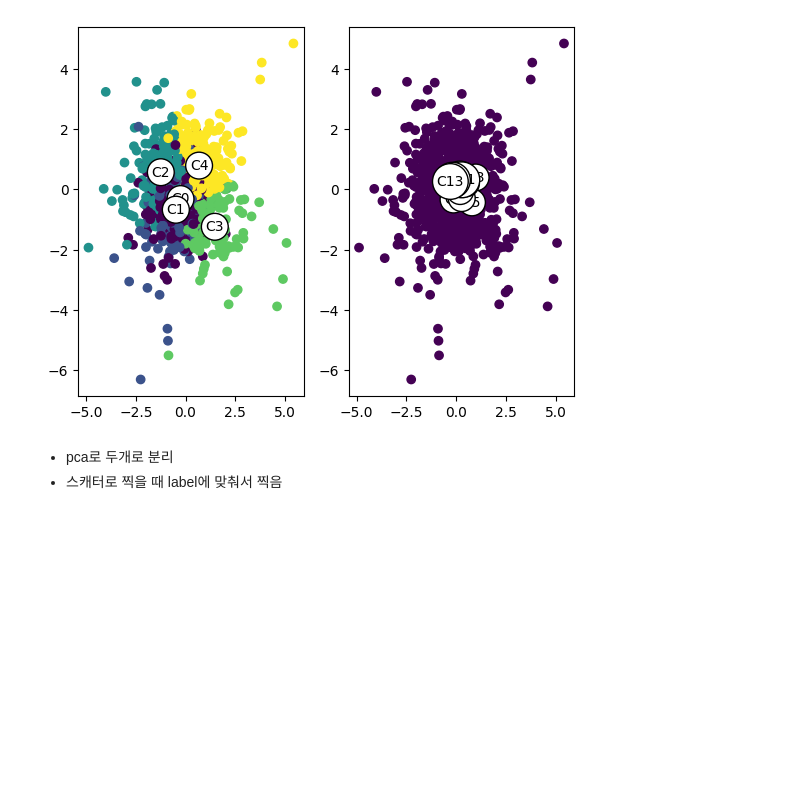
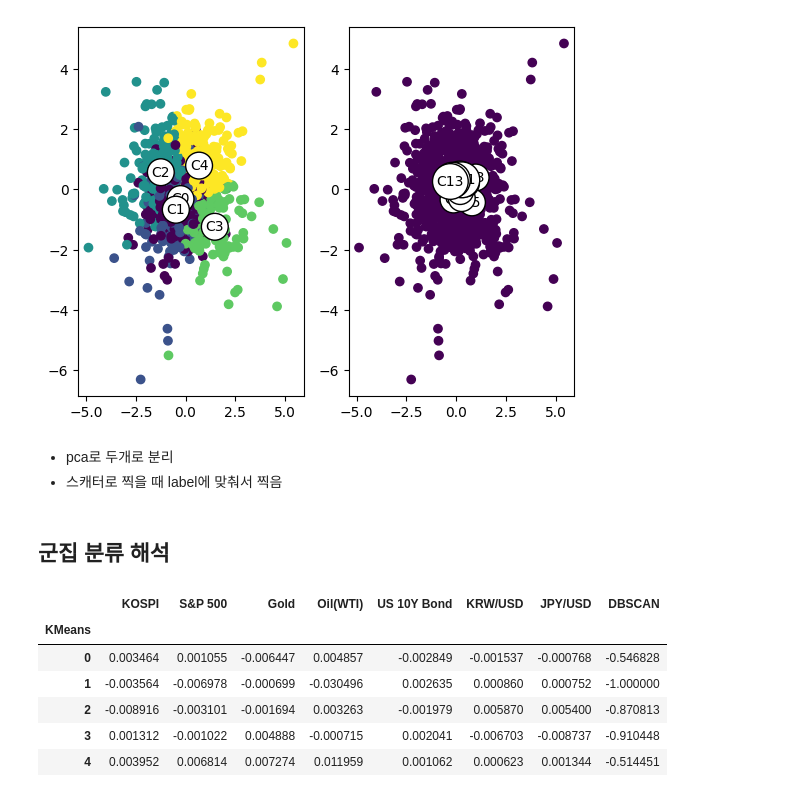
Before and after one commit to nang5587/Python, a Jupyter notebook: 머신러닝/ch03(d).ipynb, the cells around one changed output. Cells and saved outputs as stored; diff of their text form; code cells hidden in the pictures; blank space fills up the shorter version.

```diff
--- a/머신러닝/ch03(d).ipynb
+++ b/머신러닝/ch03(d).ipynb
@@ -244,3 +244,19 @@ for i in set(dbscan_labels):
 # %% [markdown]
 - pca로 두개로 분리
 - 스캐터로 찍을 때 label에 맞춰서 찍음
+# %% [markdown]
+## 군집 분류 해석
+# %%
+returns_with_labels = returns.copy()
+returns_with_labels["KMeans"] = kmeans_labels
+returns_with_labels["DBSCAN"] = dbscan_labels
+# %%
+returns_with_labels.groupby("KMeans").mean() # 백 테스팅 : 기존 데이터에서 그룹에다가 가격을 적용시켜서 뒤 -> 앞으로 해당 데이터를 곱해서 수익률을...
+# %% [output]
+|  | KOSPI | S&P 500 | Gold | Oil(WTI) | US 10Y Bond | KRW/USD | JPY/USD | DBSCAN |
+| KMeans |  |  |  |  |  |  |  |  |
+| 0 | 0.003464 | 0.001055 | -0.006447 | 0.004857 | -0.002849 | -0.001537 | -0.000768 | -0.546828 |
+| 1 | -0.003564 | -0.006978 | -0.000699 | -0.030496 | 0.002635 | 0.000860 | 0.000752 | -1.000000 |
+| 2 | -0.008916 | -0.003101 | -0.001694 | 0.003263 | -0.001979 | 0.005870 | 0.005400 | -0.870813 |
+| 3 | 0.001312 | -0.001022 | 0.004888 | -0.000715 | 0.002041 | -0.006703 | -0.008737 | -0.910448 |
+| 4 | 0.003952 | 0.006814 | 0.007274 | 0.011959 | 0.001062 | 0.000623 | 0.001344 | -0.514451 |
```
Also changed, not shown: parts of 7 cells of this notebook, 7 other files.
